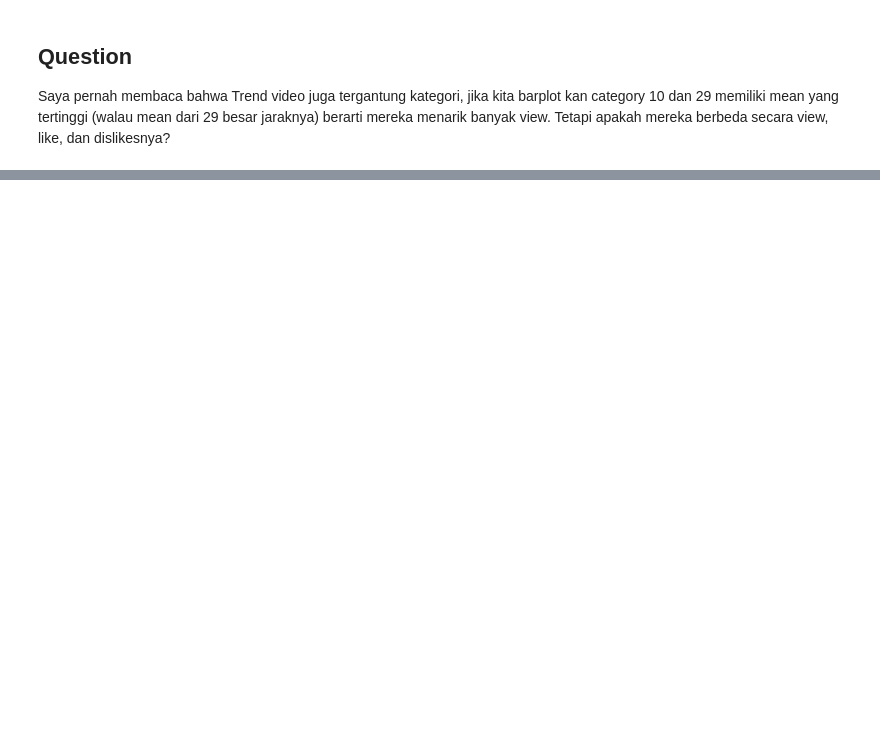
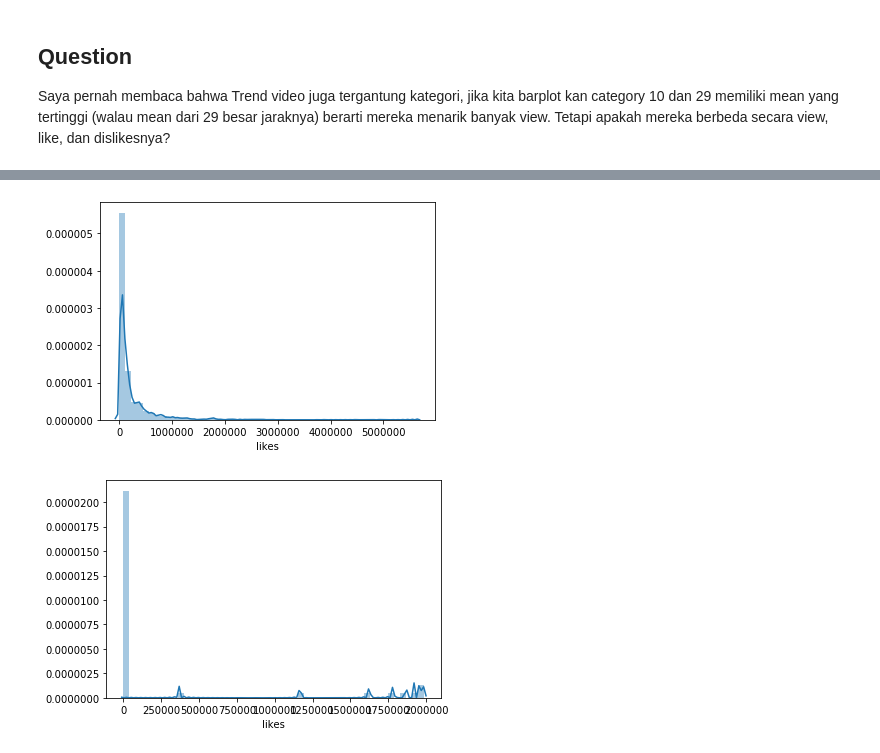
Before and after one commit to rahmanfp21/JC-DS-JKT-07, a Jupyter notebook: Seaborn_stat.ipynb, the cells around one changed output, grey strips where cells are left out. Cells and saved outputs as stored; diff of their text form; code cells hidden in the pictures; blank space fills up the shorter version.

```diff
--- a/Seaborn_stat.ipynb
+++ b/Seaborn_stat.ipynb
@@ -507,0 +529,8 @@ Saya pernah membaca bahwa Trend video juga tergantung kategori, jika kita barplo
+# %%
+sns.distplot(youtube_10['likes'])
+plt.show()
+sns.distplot(youtube_29['likes'])
+plt.show()
+# %% [output]
+[figure, added]
+[figure, added]
```
Also changed, not shown: parts of 43 cells of this notebook.
